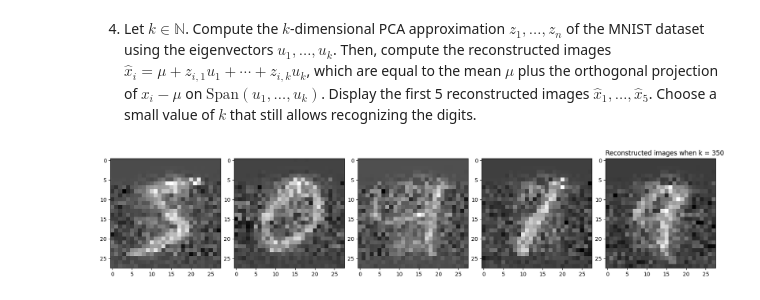
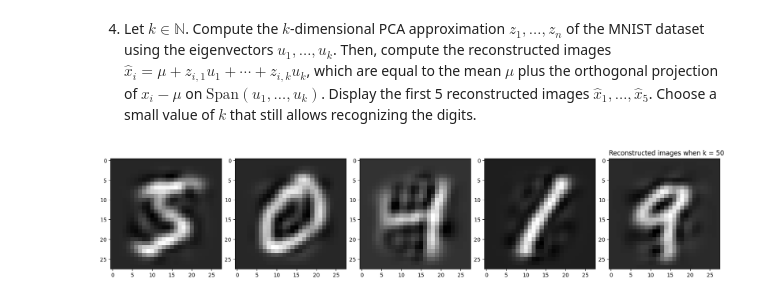
Before and after one commit to AlexMan2000/NYU-Master-Program, a Jupyter notebook: DS-GA-1014/Homeworks/hw7/mnist_pca/mnist_pca.ipynb, the cells around one changed output. Cells and saved outputs as stored; diff of their text form; code cells hidden in the pictures.

```diff
--- a/DS-GA-1014/Homeworks/hw7/mnist_pca/mnist_pca.ipynb
+++ b/DS-GA-1014/Homeworks/hw7/mnist_pca/mnist_pca.ipynb
@@ -52,7 +52,7 @@ plt.imshow(mean_image, cmap="gray")
 2) Compute the covariance $\Sigma \in \mathbb{R}^{d \times d}$ of the MNIST dataset and diagonalize it using the function `np.linalg.eigh`.
 # %%
 # Your answer here
-cov_matrix = (1 / x.shape[0]) * (xx - mean_vector).T @ (xx - mean_vector)
+cov_matrix = (1 / xx.shape[0]) * (xx - mean_vector).T @ (xx - mean_vector)
 eigenvalues, eigenvectors = np.linalg.eigh(cov_matrix)
 eigenvalues, eigenvectors
 # %% [output]
@@ -77,16 +77,15 @@ eigenvalues, eigenvectors
 3) Plot the ordered eigenvalues $\lambda_1 \geq \cdots \geq \lambda_k \geq \cdots$ as a function $k = 1, \dots, d$ with the x axis in log scale, and the first few eigenvectors $u_1, \dots, u_k, \dots$ as $28 \times 28$ images.
 # %%
 # Your answer here
-eigenvalues_tuples = [(i, eigenvalues[i]) for i in range(len(eigenvalues))]
-sorted_eigenvalues = sorted(eigenvalues_tuples, key = lambda x: x[1], reverse=True)
-sorted_eigenvectors = eigenvectors[list(map(lambda x: x[0], sorted_eigenvalues))]
+sorted_eigenvalues = sorted(eigenvalues,reverse=True)
+sorted_eigenvectors = np.fliplr(eigenvectors)
 
-plt.plot(range(1,len(eigenvalues)+1),sorted(eigenvalues,reverse=True))
+plt.plot(range(1,len(sorted_eigenvalues)+1),sorted_eigenvalues)
 fig, axes = plt.subplots(4,4, layout='constrained', figsize=(10, 8))
 for i in range(4):
     for j in range(4):
         index = 4 * i + j
-        axes[i][j].imshow(sorted_eigenvectors[index].reshape(28, 28), cmap="gray")
+        axes[i][j].imshow(sorted_eigenvectors[:,index].reshape(28, 28), cmap="gray")
         axes[i][j].set_title(f"lambda {index + 1}")
 # %% [output]
 [figure]
@@ -116,16 +115,18 @@ def centerize_data(data):
     # Centerize the data
     return data - np.mean(data, axis=0)
 
+
 # Compute the eigenbasis with k eigenvectors
 def compute_eigenbasis_k(centered_data, k):
     # Compute the top k eigenvectors for our eigenbasis
     cov_matrix = 1 / len(centered_data) * centered_data.T @ centered_data
+
     eigenvalues, eigenvectors = np.linalg.eigh(cov_matrix)
 
-    sorted_eigenvalues = sorted([(i, eigenvalues[i]) for i in range(len(eigenvalues))], key = lambda x: x[1], reverse=True)
-    sorted_eigenvectors = eigenvectors[list(map(lambda x: x[0], sorted_eigenvalues))][:k]
+    # Flip the columns, in reversed order.
+    sorted_eigenvectors = np.fliplr(eigenvectors)[:,:k]
 
-    return sorted_eigenvectors.T
+    return sorted_eigenvectors
 
 
 # Main Procedure: PCA
@@ -133,16 +134,17 @@ def PCA_procedure(data, k):
     centered_data = centerize_data(data)
     V_k = compute_eigenbasis_k(centered_data, k)
 
-    # Find PCA coordinates
+    # Find PCA projection
     Z_k = V_k.T @ centered_data.T
 
-    # Z_k is a matrix with (k, 70000), where the coordinates for each data point is organized in columns
+    # Z_k is a matrix with (k, 70000), where the projection for each data point onto eigenbasis is organized in columns
     return Z_k, V_k
 
 
 # Main Procesure: Inverse PCA
 def inverse_PCA_procedure(Z_k, V_k, data, k):
     centered_data = centerize_data(data)
+
     mu = data.mean(axis=0)
 
     # Revert to origin
@@ -151,34 +153,34 @@ def inverse_PCA_procedure(Z_k, V_k, data, k):
 
     # RC_k is a matrix with (784, 70000), where the reconstructed coordinates for each data point is organized in columns
     return RC_k
 
 # Display the reconstructed images
 def show_first_five_reconstructed(data, k):
     # Draw the first five reconstructed images
     fig, axes = plt.subplots(1, 5, figsize=(16,16), constrained_layout=True)
 
     Z_k, V_k = PCA_procedure(data, k)
     RC_k = inverse_PCA_procedure(Z_k, V_k, data, k)
 
     for i in range(5):
         axes[i].imshow(RC_k[:,i].reshape(28,28), cmap="gray")
 
     plt.title(f"Reconstructed images when k = {k}", loc = "left")
 
 
 def problem_1(data):
-    k = 350
+    k = 50
     show_first_five_reconstructed(data, k)
 
 
 def problem_2(data):
-    k_list = [150, 200, 220, 240, 250, 260, 270, 280, 290, 300]
+    k_list = [10,30,50,100,300,500]
     for k in k_list:
         show_first_five_reconstructed(data, k)
 
 
 # xx is (70000, 784)
 problem_1(xx) # We pick 350, when we could recognize the reconstructed digits by raw eyes, which are 5,0,4,1,9
 # %% [output]
-[figure, old version]
+[figure, new version]
 # %%
```
Also changed, not shown: parts of 2 cells of this notebook.
